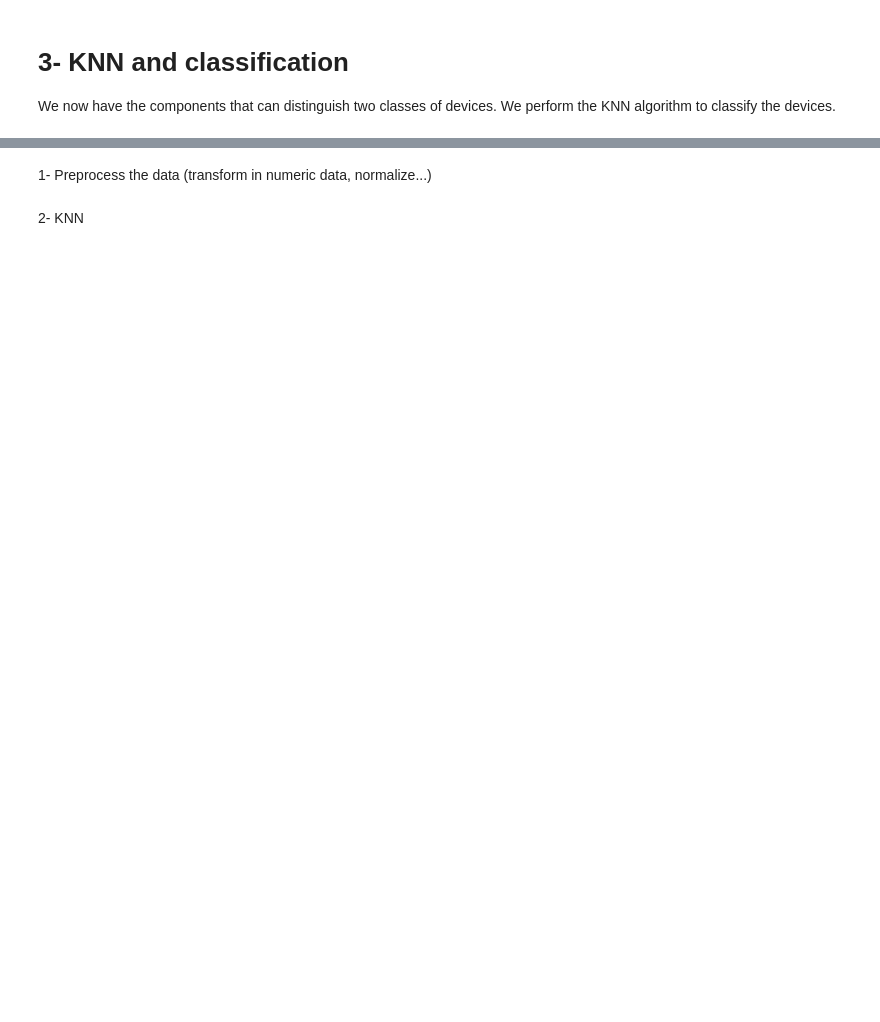
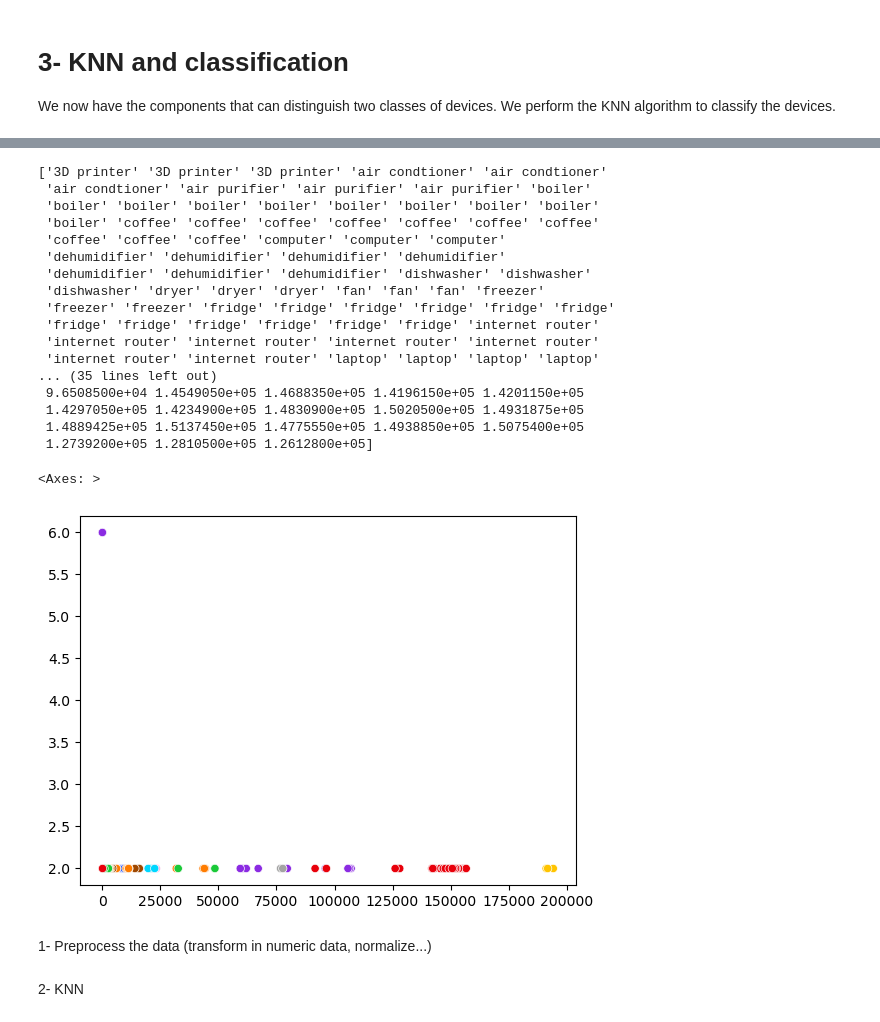
Before and after one commit to louisaarfib/Project_ML, a Jupyter notebook: classification_device.ipynb, the cells around one changed output, grey strips where cells are left out. Drawn from its saved outputs; the diff is of its cells as text; code cells hidden in the pictures; blank space fills up the shorter version.

Commit message:
modif period_use, creation of X and y, scatter X, simple knn, cross_val_score knn

```diff
--- a/classification_device.ipynb
+++ b/classification_device.ipynb
@@ -208,11 +225,11 @@ def components(file_device):
 
     compo=np.zeros(5)
 
-    compo[1]=max_power(file_device)
-    compo[2]=use_time(file_device)
-    compo[3]=period_use(file_device)
-    compo[4]=night(file_device)
-    compo[5]=number_time(file_device)
+    compo[0]=max_power(file_device)
+    compo[1]=use_time(file_device)
+    compo[2]=period_use(file_device)
+    compo[3]=night(file_device)
+    compo[4]=number_time(file_device)
 
     return compo
 # %% [markdown]
@@ -223,0 +247,16 @@ We now have the components that can distinguish two classes of devices. We perfo
+# %%
+%run name_and_cat.ipynb
+
+X=[]
+y=[]
+
+directory = 'csv_files_1week'
+csv_files = [file for file in os.listdir(directory) if file.endswith('.csv')] #select the csv files
+
+for file in csv_files : #go through the csv_files
+   print(file)
+   compo=components(directory+'/'+file)
+   X.append(compo)
+   category=assign_type_and_group(file)
+   type=category[0]
+   y.append(type)
@@ -224,3 +281,33 @@ We now have the components that can distinguish two classes of devices. We perfo
+# %%
+X=np.array(X)
+y=np.array(y)
+
+#print(X)
+print(y)
+
+print('X[:,0]=',X[:,0])
+
+sns.scatterplot(x=X[:, 0], y=X[:, 2], hue=y, palette='bright',legend=False)
+# %% [output]
+['3D printer' '3D printer' '3D printer' 'air condtioner' 'air condtioner'
+ 'air condtioner' 'air purifier' 'air purifier' 'air purifier' 'boiler'
+ 'boiler' 'boiler' 'boiler' 'boiler' 'boiler' 'boiler' 'boiler' 'boiler'
+ 'boiler' 'coffee' 'coffee' 'coffee' 'coffee' 'coffee' 'coffee' 'coffee'
+ 'coffee' 'coffee' 'coffee' 'computer' 'computer' 'computer'
+ 'dehumidifier' 'dehumidifier' 'dehumidifier' 'dehumidifier'
+ 'dehumidifier' 'dehumidifier' 'dehumidifier' 'dishwasher' 'dishwasher'
+ 'dishwasher' 'dryer' 'dryer' 'dryer' 'fan' 'fan' 'fan' 'freezer'
+ 'freezer' 'freezer' 'fridge' 'fridge' 'fridge' 'fridge' 'fridge' 'fridge'
+ 'fridge' 'fridge' 'fridge' 'fridge' 'fridge' 'fridge' 'internet router'
+ 'internet router' 'internet router' 'internet router' 'internet router'
+ 'internet router' 'internet router' 'laptop' 'laptop' 'laptop' 'laptop'
+... (35 lines left out)
+ 9.6508500e+04 1.4549050e+05 1.4688350e+05 1.4196150e+05 1.4201150e+05
+ 1.4297050e+05 1.4234900e+05 1.4830900e+05 1.5020500e+05 1.4931875e+05
+ 1.4889425e+05 1.5137450e+05 1.4775550e+05 1.4938850e+05 1.5075400e+05
+ 1.2739200e+05 1.2810500e+05 1.2612800e+05]
+<Axes: >
+[figure, added]
 # %% [markdown]
 1- Preprocess the data (transform in numeric data, normalize...)
 # %% [markdown]
```
Also changed, not shown: parts of 7 cells of this notebook.
